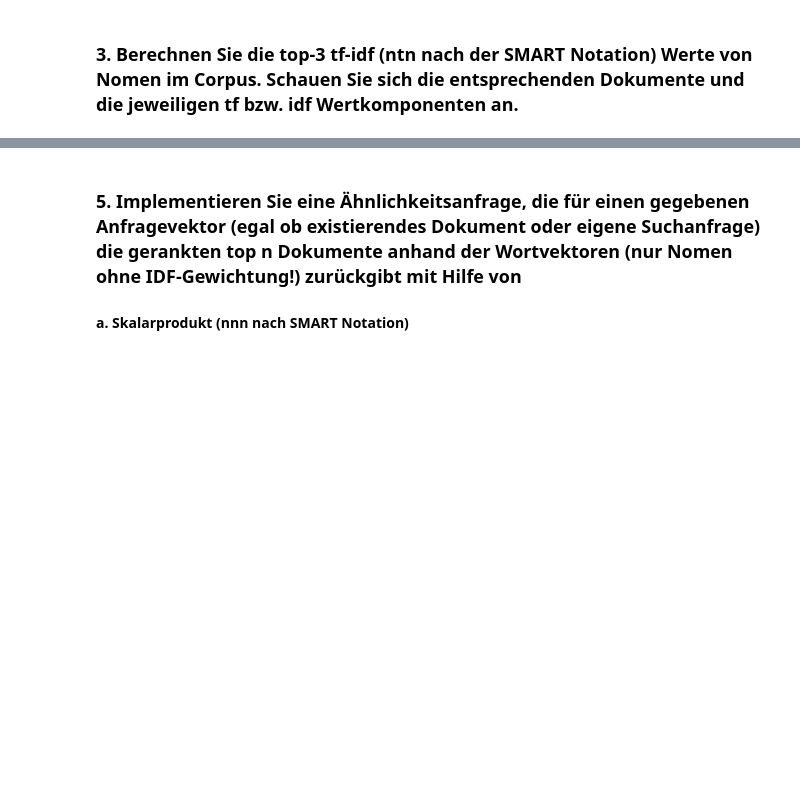
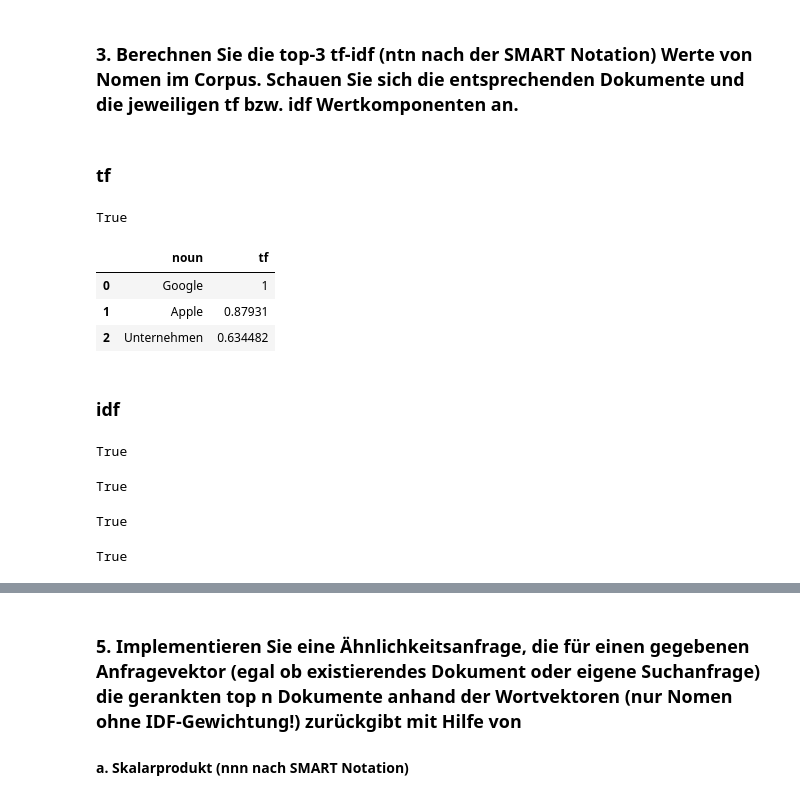
Before and after one commit to tobirohrer/webmining, a Jupyter notebook: praktikum3/praktikum3.ipynb, the cells around one changed output, grey strips where cells are left out. Saved outputs shown, nothing was run; the diff lists cells and outputs as text; code cells hidden in the pictures; blank space fills up the shorter version.

```diff
--- a/praktikum3/praktikum3.ipynb
+++ b/praktikum3/praktikum3.ipynb
@@ -218,3 +271,11 @@ def drop_dublicates(ordered_coocurrencies):
 drop_dublicates(ordered_coocurrencies)
 # %% [markdown]
 ### 3. Berechnen Sie die top-3 tf-idf (ntn nach der SMART Notation) Werte von Nomen im Corpus. Schauen Sie sich die entsprechenden Dokumente und die jeweiligen tf bzw. idf Wertkomponenten an.
+# %% [markdown]
+### tf
+# %%
+# create SQL-View MAX_FREQ_NOUN_T3N
+sql = 'create view MAX_FREQ_NOUN_T3N as select top 1 t1.TA_TOKEN as noun, count(*) as maxfreq from "SYSTEM"."$TA_T3NTEXTIND" as t1 where t1.TA_TYPE=\'noun\' group by t1.TA_TOKEN order by count(*) desc'
+cursor.execute(sql)
+# %% [output]
+True
@@ -220,0 +286,39 @@ drop_dublicates(ordered_coocurrencies)
+# %%
+# tf
+sql = 'select top 3 t1.TA_TOKEN, (count(*)/t2.maxfreq) from "SYSTEM"."$TA_T3NTEXTIND" as t1, "SYSTEM"."MAX_FREQ_NOUN_T3N" as t2 where t1.TA_TYPE=\'noun\' group by t1.TA_TOKEN, t2.maxfreq order by count(*) desc'
+cursor.execute(sql)
+tf = cursor.fetchall()
+tf_df = pd.DataFrame(tf)
+tf_df.columns = ['noun', 'tf']
+tf_df
+# %% [output]
+|  | noun | tf |
+| 0 | Google | 1 |
+| 1 | Apple | 0.87931 |
+| 2 | Unternehmen | 0.634482 |
+# %% [markdown]
+### idf
+# %%
+# create SQL-View MAX_COUNT_NOUNS_T3N
+sql = 'create view MAX_COUNT_NOUNS_T3N as select top 3 t1.TA_TOKEN as noun from "SYSTEM"."$TA_T3NTEXTIND" as t1 where t1.TA_TYPE=\'noun\' group by t1.TA_TOKEN order by count(*) desc'
+cursor.execute(sql)
+# %% [output]
+True
+# %%
+# create SQL-View COUNT_DOCS_T3N
+sql = 'create view COUNT_DOCS_T3N as select count(DISTINCT ID) as n_total from "SYSTEM"."$TA_T3NTEXTIND"'
+cursor.execute(sql)
+# %% [output]
+True
+# %%
+# create SQL-View VALUES_IDF_T3N
+sql = 'create view VALUES_IDF_T3N as select t1.TA_TOKEN, count(DISTINCT ID) as count_docs_term, t3.n_total from "SYSTEM"."$TA_T3NTEXTIND" as t1, MAX_COUNT_NOUNS_T3N as t2, COUNT_DOCS_T3N as t3 where TA_TOKEN=t2.noun group by t1.TA_TOKEN, t3.n_total'
+cursor.execute(sql)
+# %% [output]
+True
+# %%
+# drop SQL-Views
+sql_drop_view = 'drop view VALUES_IDF_T3N'
+cursor.execute(sql_drop_view)
+# %% [output]
+True
```
Also changed, not shown: parts of 13 cells of this notebook.
